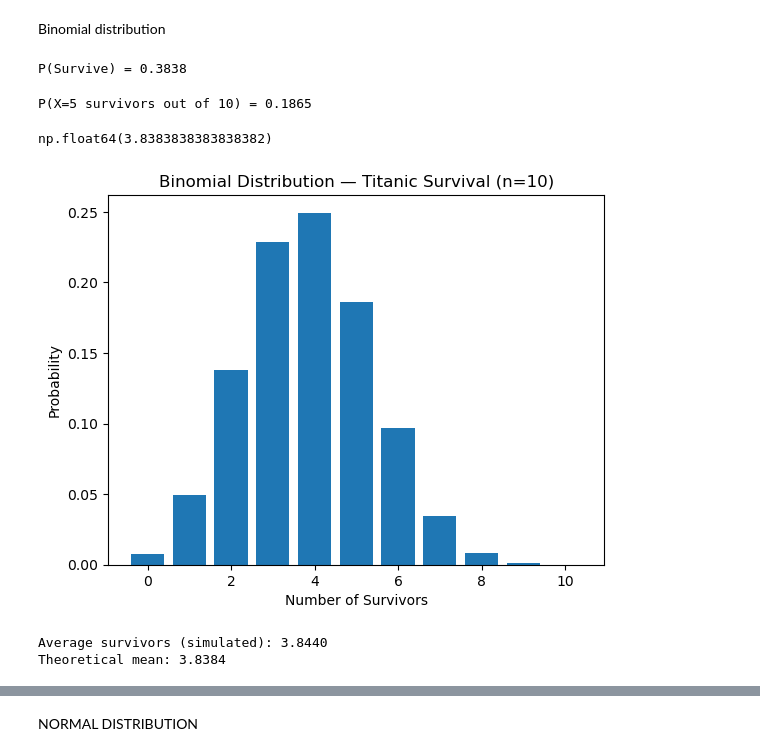
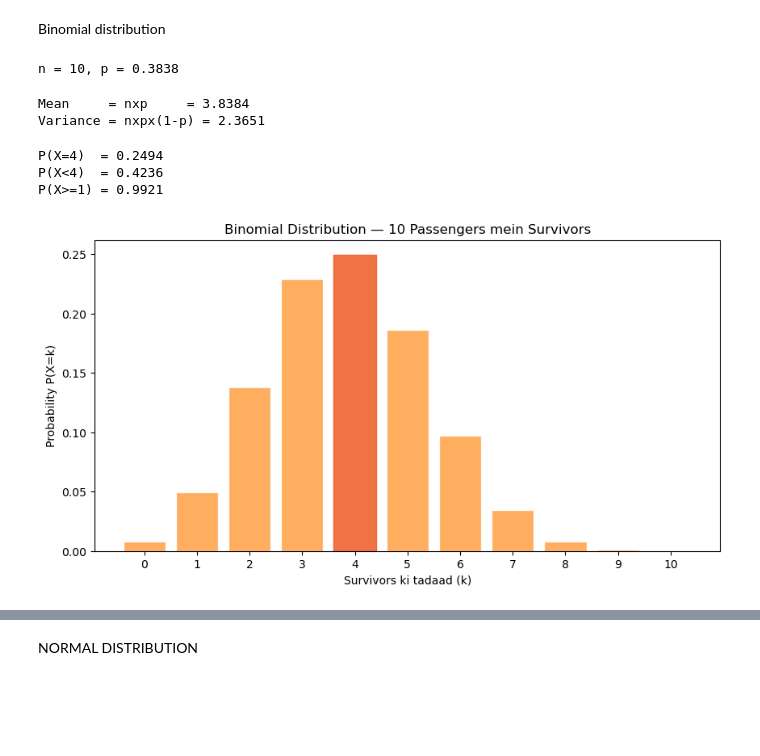
Before and after one commit to tashfeen786/AI-ML-BootCamp, a Jupyter notebook: NETSOL WORK/Week_4/TitanicDataset_to_Perform_ALL_Distributions.ipynb, the cells around one changed output, grey strips where cells are left out. Saved outputs shown, nothing was run; the diff lists cells and outputs as text; code cells hidden in the pictures; blank space fills up the shorter version.

```diff
--- a/NETSOL WORK/Week_4/TitanicDataset_to_Perform_ALL_Distributions.ipynb
+++ b/NETSOL WORK/Week_4/TitanicDataset_to_Perform_ALL_Distributions.ipynb
@@ -124,44 +124,51 @@ plt.show()
 # %% [markdown]
 Binomial distribution
 # %%
-p_survive = df['Survived'].mean()
-print(f"P(Survive) = {p_survive:.4f}")
+p = df['Survived'].mean()   # 0.3838
+n = 10                       # 10 passengers
+print(f"n = {n}, p = {p:.4f}")
 # %% [output]
-P(Survive) = 0.3838
+n = 10, p = 0.3838
 # %%
-from scipy import stats
+# Binomial distribution
+binom = stats.binom(n, p)
 
-n = 10
-p = df['Survived'].mean()
-
-binom = stats.binom(n, p)
+# Basic stats
+print(f"Mean     = nxp     = {binom.mean():.4f}")
+print(f"Variance = nxpx(1-p) = {binom.var():.4f}")
+# %% [output]
+Mean     = nxp     = 3.8384
+Variance = nxpx(1-p) = 2.3651
 # %%
-print(f"P(X=5 survivors out of 10) = {binom.pmf(5):.4f}")
+# Exactly 4 logo ke bachne ki probability
+print(f"P(X=4)  = {binom.pmf(4):.4f}")
+# less then 4
+print(f"P(X<4)  = {binom.cdf(3):.4f}")
+
+# 1 0r more then 1
+print(f"P(X>=1) = {1 - binom.pmf(0):.4f}")
 # %% [output]
-P(X=5 survivors out of 10) = 0.1865
+P(X=4)  = 0.2494
+P(X<4)  = 0.4236
+P(X>=1) = 0.9921
 # %%
-binom.mean()
+k_values = np.arange(0, n+1)
+probs    = binom.pmf(k_values)
+
+plt.figure(figsize=(10, 5))
+bars = plt.bar(k_values, probs,
+               color='#ff9f43',
+               edgecolor='white',
+               alpha=0.85)
+
+
+most_likely = np.argmax(probs)
+bars[most_likely].set_color('#ee5a24')
+
+plt.title('Binomial Distribution — 10 Passengers mein Survivors')
+plt.xlabel('Survivors ki tadaad (k)')
+plt.ylabel('Probability P(X=k)')
+plt.xticks(k_values)
+plt.show()
 # %% [output]
-np.float64(3.8383838383838382)
+[figure, added]
-# %%
-import matplotlib.pyplot as plt
-import numpy as np
-
-x = np.arange(0, n+1)
-y = binom.pmf(x)
-
-plt.bar(x, y)
-plt.title('Binomial Distribution — Titanic Survival (n=10)')
-plt.xlabel('Number of Survivors')
-plt.ylabel('Probability')
-plt.show()
-# %% [output]
-[figure, removed]
-# %%
-samples = binom.rvs(1000)
-
-print(f"Average survivors (simulated): {samples.mean():.4f}")
-print(f"Theoretical mean: {binom.mean():.4f}")
-# %% [output]
-Average survivors (simulated): 3.8440
-Theoretical mean: 3.8384
```
Also changed, not shown: parts of 1 cell of this notebook.
